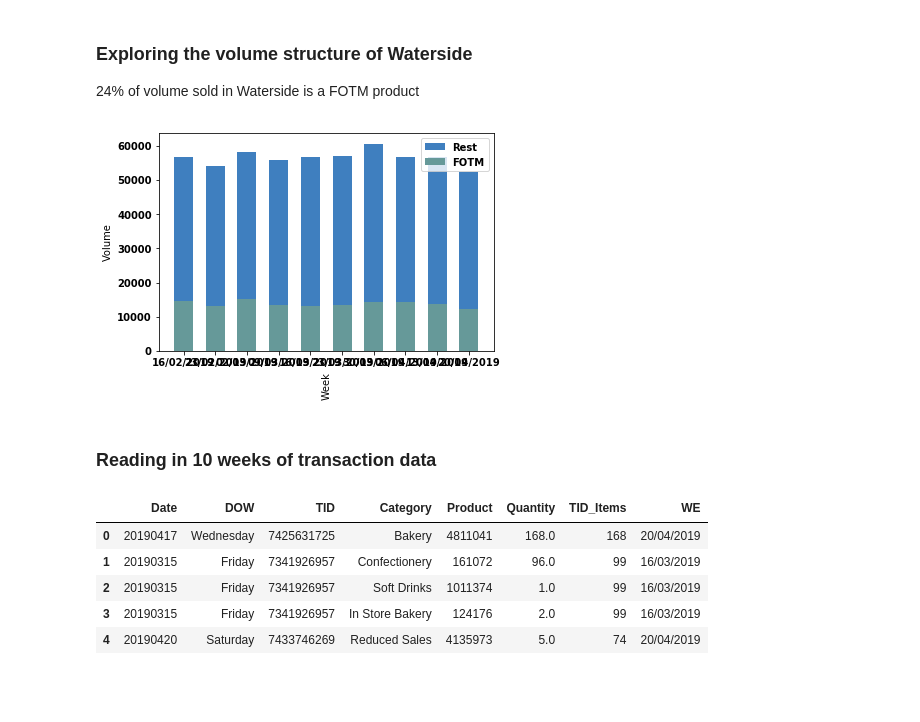
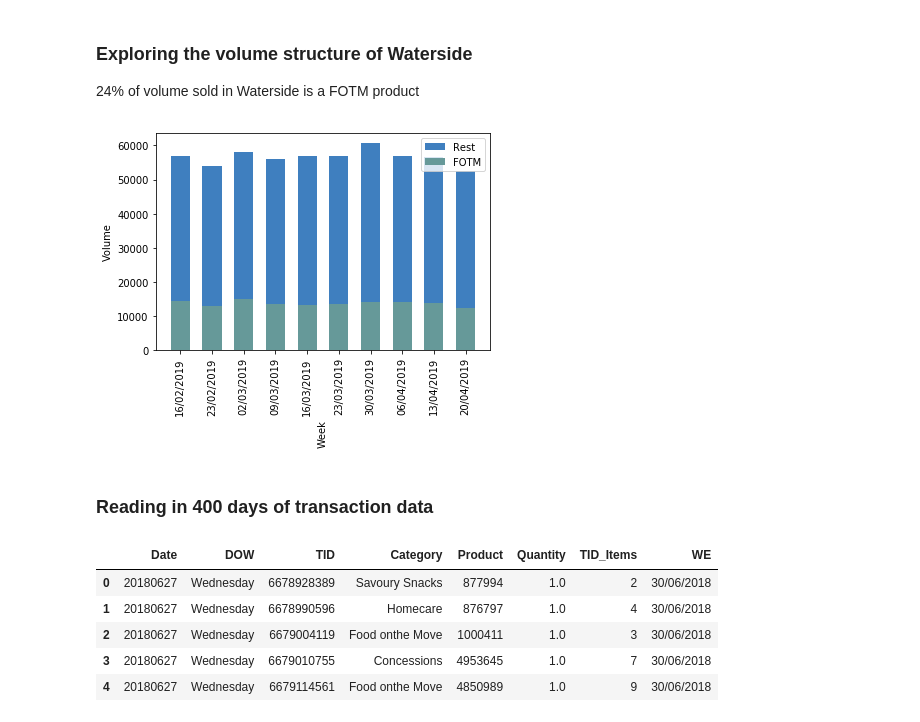
Before and after one commit to paulloughlin/Data-Fellowship-Decoded, a Jupyter notebook: AR Project.ipynb, the cells around one changed output. Saved outputs shown, nothing was run; the diff lists cells and outputs as text; code cells hidden in the pictures; blank space fills up the shorter version.

```diff
--- a/AR Project.ipynb
+++ b/AR Project.ipynb
@@ -38,32 +38,32 @@ DF.describe()
 # %%
 WE = DF['WE']
 FOTM = DF['FOTM']
 Rest = DF['Difference']
-ind = [country for country in countries]
+ind = [ WE for WE in WE]
 
 plt.bar(ind, Rest, width=0.6, label='Rest', color='#3F7FBF', bottom=FOTM)
 plt.bar(ind,FOTM, width=0.6, label='FOTM', color='#669999')
 
-plt.xticks(ind, countries)
+plt.xticks(ind, WE,rotation='vertical')
 plt.ylabel("Volume")
 plt.xlabel("Week", rotation='vertical')
 plt.legend(loc="upper right")
 plt.show()
 # %% [output]
-[figure, old version]
+[figure, new version]
 # %% [markdown]
-### Reading in 10 weeks of transaction data
+### Reading in 400 days of transaction data
 # %%
-DF2= pd.read_csv("Desktop/Decoded Data Sources/Python/AR Project/WS70.csv")
+DF2= pd.read_csv("Desktop/Decoded Data Sources/Python/AR Project/WS400.csv")
 DF2.columns = ['Date','DOW','TID','Category','Product','Quantity','TID_Items','WE']
 DF2.head()
 # %% [output]
 |  | Date | DOW | TID | Category | Product | Quantity | TID_Items | WE |
-| 0 | 20190417 | Wednesday | 7425631725 | Bakery | 4811041 | 168.0 | 168 | 20/04/2019 |
-| 1 | 20190315 | Friday | 7341926957 | Confectionery | 161072 | 96.0 | 99 | 16/03/2019 |
-| 2 | 20190315 | Friday | 7341926957 | Soft Drinks | 1011374 | 1.0 | 99 | 16/03/2019 |
-| 3 | 20190315 | Friday | 7341926957 | In Store Bakery | 124176 | 2.0 | 99 | 16/03/2019 |
-| 4 | 20190420 | Saturday | 7433746269 | Reduced Sales | 4135973 | 5.0 | 74 | 20/04/2019 |
+| 0 | 20180627 | Wednesday | 6678928389 | Savoury Snacks | 877994 | 1.0 | 2 | 30/06/2018 |
+| 1 | 20180627 | Wednesday | 6678990596 | Homecare | 876797 | 1.0 | 4 | 30/06/2018 |
+| 2 | 20180627 | Wednesday | 6679004119 | Food onthe Move | 1000411 | 1.0 | 3 | 30/06/2018 |
+| 3 | 20180627 | Wednesday | 6679010755 | Concessions | 4953645 | 1.0 | 7 | 30/06/2018 |
+| 4 | 20180627 | Wednesday | 6679114561 | Food onthe Move | 4850989 | 1.0 | 9 | 30/06/2018 |
 # %%
 DF3= pd.read_csv("Desktop/Decoded Data Sources/Python/AR Project/Product.csv")
 DF3.columns=['ARTICLE','Product']
```
Also changed, not shown: parts of 9 cells of this notebook.
